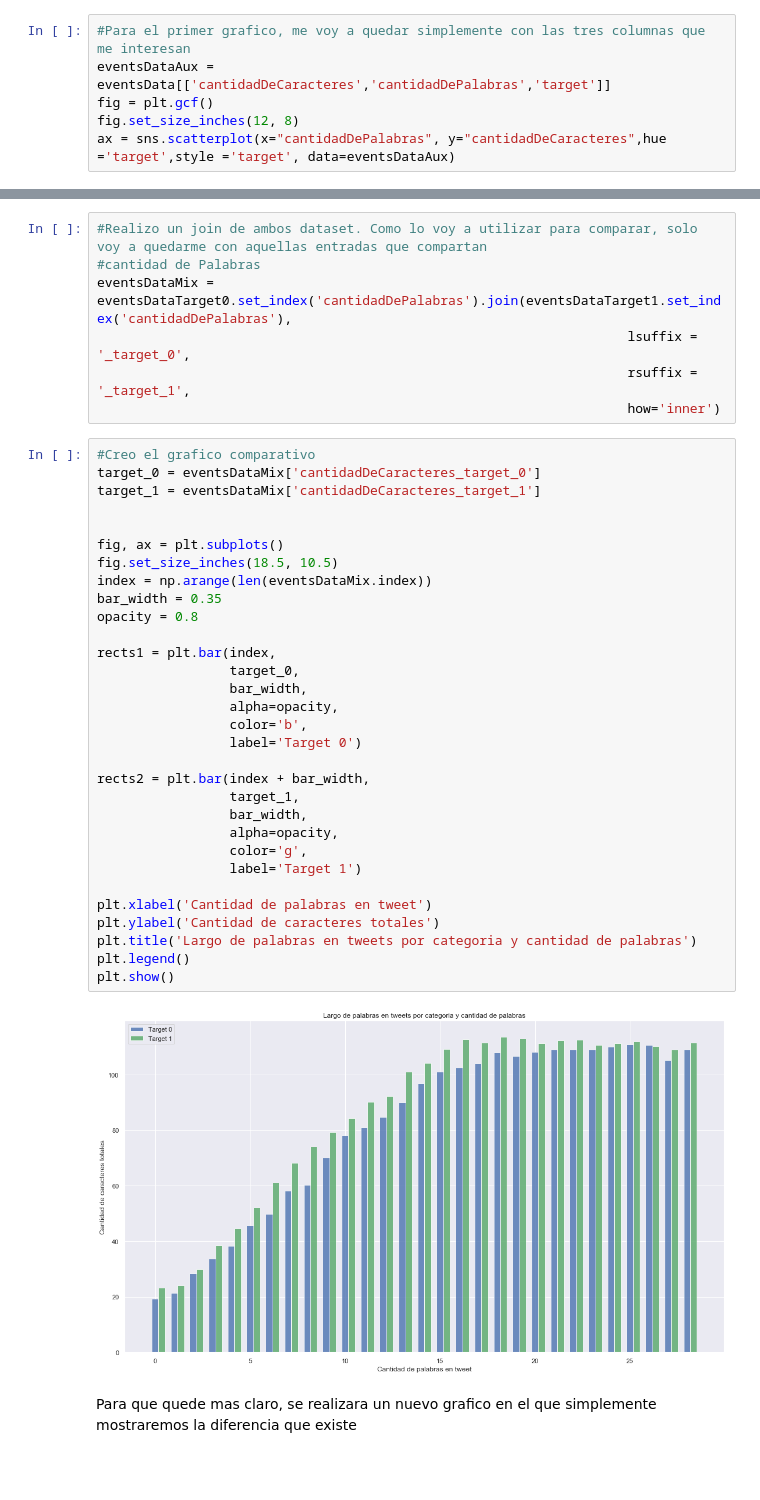
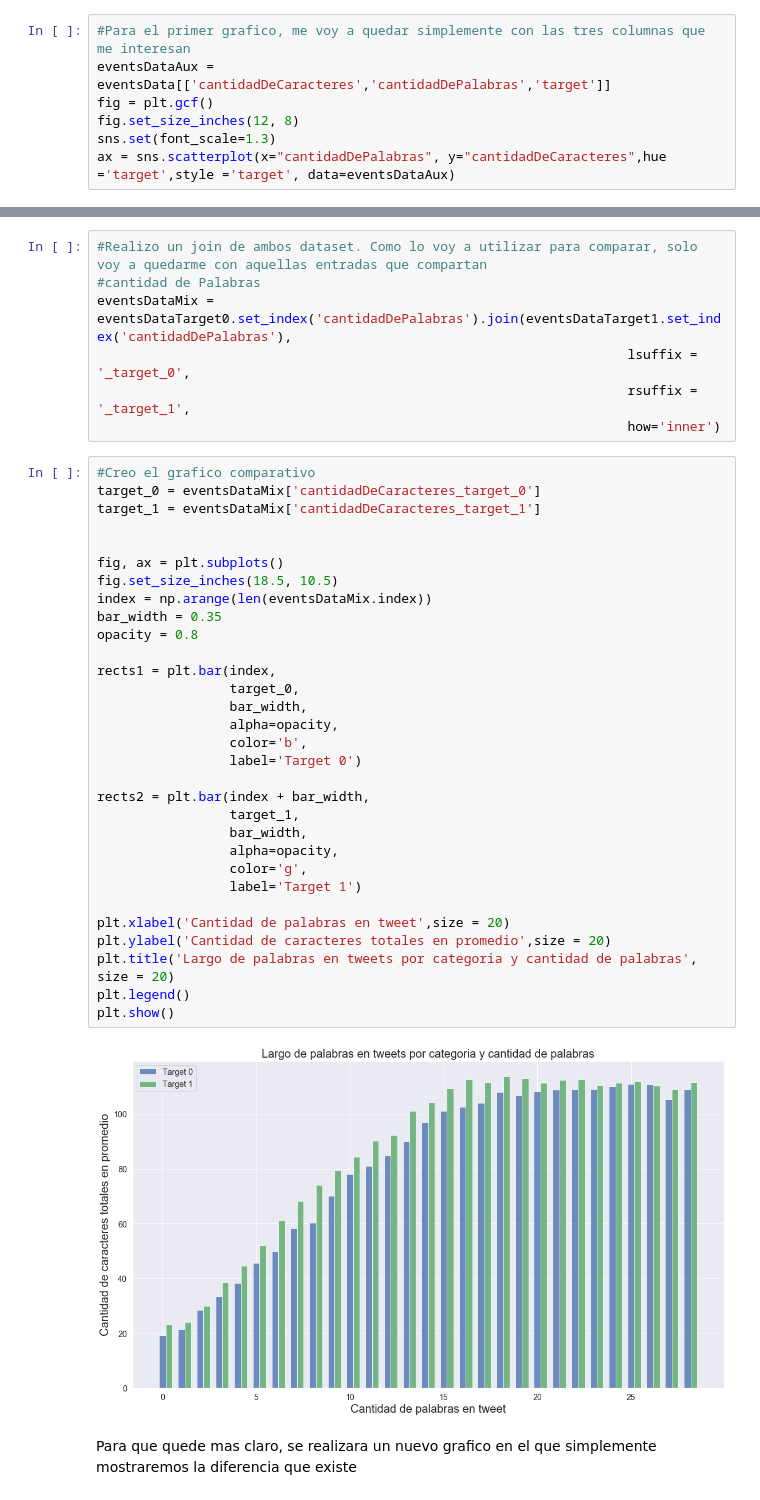
Before and after one commit to yuquimura/Trabajo-Practico-1, a Jupyter notebook: notebooks/Analisis Exploratorio Brian.ipynb, the cells around one changed output, grey strips where cells are left out. Saved outputs shown, nothing was run; the diff lists cells and outputs as text; blank space fills up the shorter version.

```diff
--- a/notebooks/Analisis Exploratorio Brian.ipynb
+++ b/notebooks/Analisis Exploratorio Brian.ipynb
@@ -134,5 +121,6 @@ eventsData['cantidadDeCaracteres'] = eventsData['text'].apply(lambda x: len(x)-x
 eventsDataAux = eventsData[['cantidadDeCaracteres','cantidadDePalabras','target']]
 fig = plt.gcf()
 fig.set_size_inches(12, 8)
+sns.set(font_scale=1.3)
 ax = sns.scatterplot(x="cantidadDePalabras", y="cantidadDeCaracteres",hue ='target',style ='target', data=eventsDataAux)
 # %% [output]
@@ -170,36 +158,36 @@ eventsDataMix = eventsDataTarget0.set_index('cantidadDePalabras').join(eventsDat
 # %%
 #Creo el grafico comparativo
 target_0 = eventsDataMix['cantidadDeCaracteres_target_0']
 target_1 = eventsDataMix['cantidadDeCaracteres_target_1']
 
 
 fig, ax = plt.subplots()
 fig.set_size_inches(18.5, 10.5)
 index = np.arange(len(eventsDataMix.index))
 bar_width = 0.35
 opacity = 0.8
 
 rects1 = plt.bar(index,
                  target_0,
                  bar_width,
                  alpha=opacity,
                  color='b',
                  label='Target 0')
 
 rects2 = plt.bar(index + bar_width,
                  target_1,
                  bar_width,
                  alpha=opacity,
                  color='g',
                  label='Target 1')
 
-plt.xlabel('Cantidad de palabras en tweet')
-plt.ylabel('Cantidad de caracteres totales')
-plt.title('Largo de palabras en tweets por categoria y cantidad de palabras')
+plt.xlabel('Cantidad de palabras en tweet',size = 20)
+plt.ylabel('Cantidad de caracteres totales en promedio',size = 20)
+plt.title('Largo de palabras en tweets por categoria y cantidad de palabras', size = 20)
 plt.legend()
 plt.show()
 # %% [output]
-[figure, old version]
+[figure, new version]
 # %% [markdown]
 Para que quede mas claro, se realizara un nuevo grafico en el que simplemente mostraremos la diferencia que existe
 # %%
```
Also changed, not shown: parts of 19 cells of this notebook.
